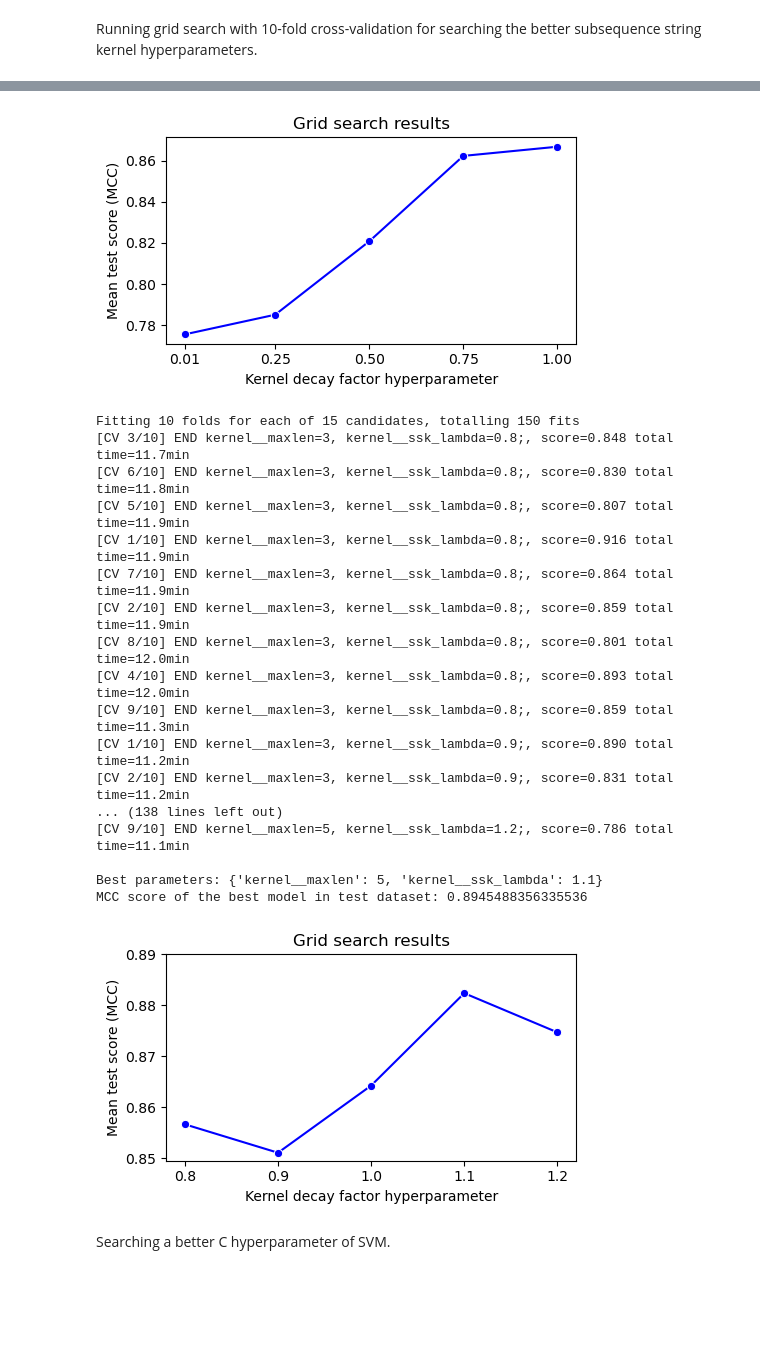
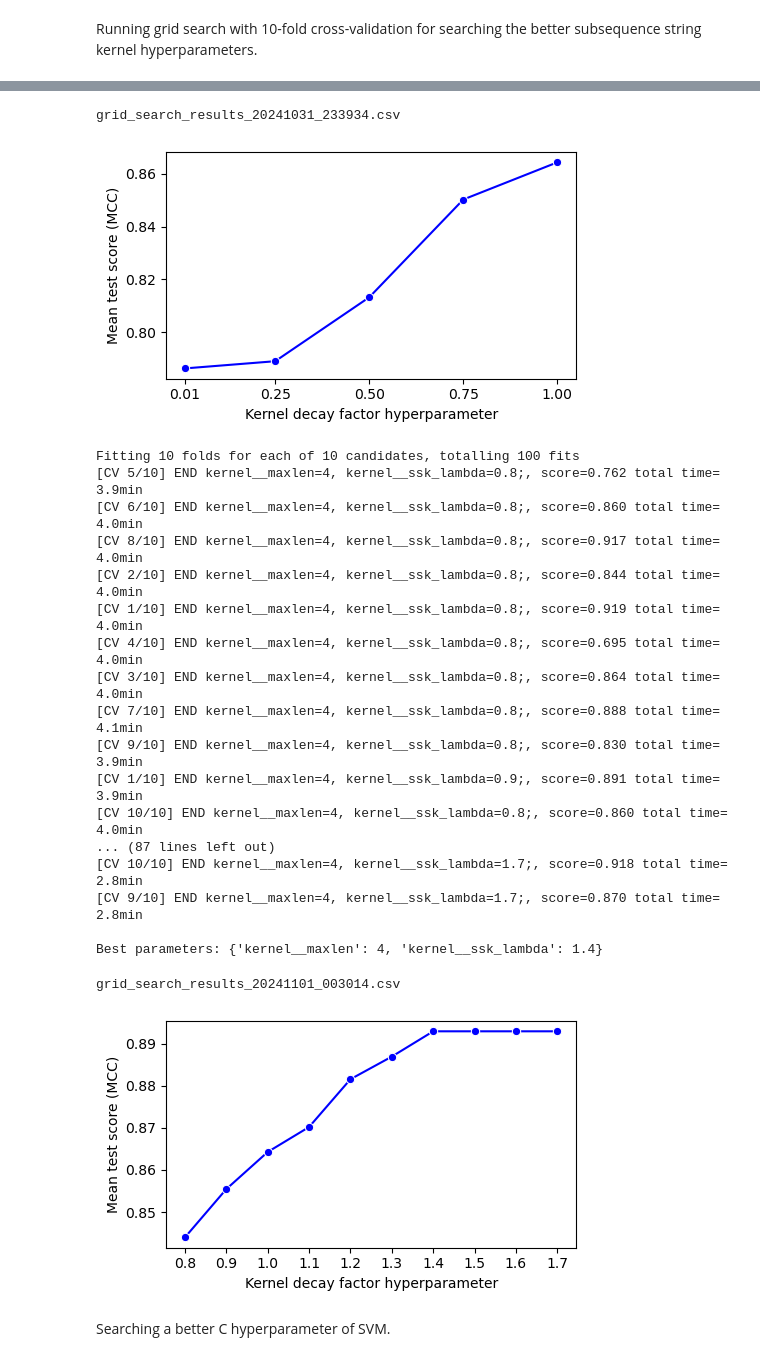
Before and after one commit to denilsonfbar/strkernels, a Jupyter notebook: docs/example_peptides_classification.ipynb, the cells around one changed output, grey strips where cells are left out. Drawn from its saved outputs; the diff is of its cells as text; code cells hidden in the pictures; blank space fills up the shorter version.

```diff
--- a/docs/example_peptides_classification.ipynb
+++ b/docs/example_peptides_classification.ipynb
@@ -264,4 +242,5 @@ MCC score of the best model in test dataset: 0.8546480774984907
 # %%
+print(filename_grid_1)
 grid_1_results_df = pd.read_csv(filename_grid_1)
 grid_1_results_df = grid_1_results_df[grid_1_results_df['param_kernel__maxlen'] == 4]
 
@@ -270,19 +249,19 @@ sns.lineplot(x='param_kernel__ssk_lambda', y='mean_test_score', data=grid_1_resu
 plt.xticks(ticks=grid_1_results_df['param_kernel__ssk_lambda'].unique())
 plt.xlabel('Kernel decay factor hyperparameter')
 plt.ylabel('Mean test score (MCC)')
-plt.title('Grid search results')
 plt.tight_layout()
 plt.show()
 # %% [output]
+grid_search_results_20241031_233934.csv
-[figure, old version]
+[figure, new version]
 # %%
 # create a support vector classifier with the kernel
 clf = SVC(kernel=subsequence_kernel)
 
 # set parameters for grid search
 param_grid = {
-    'kernel__maxlen': [3, 4, 5],
-    'kernel__ssk_lambda': [0.8, 0.9, 1.0, 1.1, 1.2],
+    'kernel__maxlen': [4],
+    'kernel__ssk_lambda': [0.8, 0.9, 1.0, 1.1, 1.2, 1.3, 1.4, 1.5, 1.6, 1.7],
 }
 
 mcc_scorer = make_scorer(matthews_corrcoef)
@@ -296,23 +275,11 @@ grid_search = GridSearchCV(estimator=clf,
                            verbose=3)
 
 # fit the model to the training data
-grid_search.fit(X_train, y_train)
+grid_search.fit(X_train_sampled, y_train_sampled)
 
 # get the best parameters
 best_params = grid_search.best_params_
-
-# get the best trained model
-best_model = grid_search.best_estimator_
-
-# make predictions using the best model
-predictions = best_model.predict(X_test)
-
-# calculate MCC score
-MCC_score = matthews_corrcoef(y_test, predictions)
-
-# print the results
 print("\nBest parameters:", best_params)
-print("MCC score of the best model in test dataset:", MCC_score)
 
 # save all grid search results to a CSV file with current date and time
 current_time = datetime.now().strftime("%Y%m%d_%H%M%S")
@@ -320,38 +287,37 @@ filename_grid_2 = f'grid_search_results_{current_time}.csv'
 results_df = pd.DataFrame(grid_search.cv_results_)
 results_df.to_csv(filename_grid_2, index=False)
 # %% [output]
-Fitting 10 folds for each of 15 candidates, totalling 150 fits
-[CV 3/10] END kernel__maxlen=3, kernel__ssk_lambda=0.8;, score=0.848 total time=11.7min
-[CV 6/10] END kernel__maxlen=3, kernel__ssk_lambda=0.8;, score=0.830 total time=11.8min
-[CV 5/10] END kernel__maxlen=3, kernel__ssk_lambda=0.8;, score=0.807 total time=11.9min
-[CV 1/10] END kernel__maxlen=3, kernel__ssk_lambda=0.8;, score=0.916 total time=11.9min
-[CV 7/10] END kernel__maxlen=3, kernel__ssk_lambda=0.8;, score=0.864 total time=11.9min
-[CV 2/10] END kernel__maxlen=3, kernel__ssk_lambda=0.8;, score=0.859 total time=11.9min
-[CV 8/10] END kernel__maxlen=3, kernel__ssk_lambda=0.8;, score=0.801 total time=12.0min
-[CV 4/10] END kernel__maxlen=3, kernel__ssk_lambda=0.8;, score=0.893 total time=12.0min
-[CV 9/10] END kernel__maxlen=3, kernel__ssk_lambda=0.8;, score=0.859 total time=11.3min
-[CV 1/10] END kernel__maxlen=3, kernel__ssk_lambda=0.9;, score=0.890 total time=11.2min
-[CV 2/10] END kernel__maxlen=3, kernel__ssk_lambda=0.9;, score=0.831 total time=11.2min
-... (138 lines left out)
-[CV 9/10] END kernel__maxlen=5, kernel__ssk_lambda=1.2;, score=0.786 total time=11.1min
+Fitting 10 folds for each of 10 candidates, totalling 100 fits
+[CV 5/10] END kernel__maxlen=4, kernel__ssk_lambda=0.8;, score=0.762 total time= 3.9min
+[CV 6/10] END kernel__maxlen=4, kernel__ssk_lambda=0.8;, score=0.860 total time= 4.0min
+[CV 8/10] END kernel__maxlen=4, kernel__ssk_lambda=0.8;, score=0.917 total time= 4.0min
+[CV 2/10] END kernel__maxlen=4, kernel__ssk_lambda=0.8;, score=0.844 total time= 4.0min
+[CV 1/10] END kernel__maxlen=4, kernel__ssk_lambda=0.8;, score=0.919 total time= 4.0min
+[CV 4/10] END kernel__maxlen=4, kernel__ssk_lambda=0.8;, score=0.695 total time= 4.0min
+[CV 3/10] END kernel__maxlen=4, kernel__ssk_lambda=0.8;, score=0.864 total time= 4.0min
+[CV 7/10] END kernel__maxlen=4, kernel__ssk_lambda=0.8;, score=0.888 total time= 4.1min
+[CV 9/10] END kernel__maxlen=4, kernel__ssk_lambda=0.8;, score=0.830 total time= 3.9min
+[CV 1/10] END kernel__maxlen=4, kernel__ssk_lambda=0.9;, score=0.891 total time= 3.9min
+[CV 10/10] END kernel__maxlen=4, kernel__ssk_lambda=0.8;, score=0.860 total time= 4.0min
+... (87 lines left out)
+[CV 10/10] END kernel__maxlen=4, kernel__ssk_lambda=1.7;, score=0.918 total time= 2.8min
+[CV 9/10] END kernel__maxlen=4, kernel__ssk_lambda=1.7;, score=0.870 total time= 2.8min
 
-Best parameters: {'kernel__maxlen': 5, 'kernel__ssk_lambda': 1.1}
-MCC score of the best model in test dataset: 0.8945488356335536
+Best parameters: {'kernel__maxlen': 4, 'kernel__ssk_lambda': 1.4}
 # %%
+print(filename_grid_2)
 grid_2_results_df = pd.read_csv(filename_grid_2)
-grid_2_results_df = grid_2_results_df[grid_2_results_df['param_kernel__maxlen'] == 5]
 
 plt.figure(figsize=(5, 3))
 sns.lineplot(x='param_kernel__ssk_lambda', y='mean_test_score', data=grid_2_results_df, marker='o', color='b')
 plt.xticks(ticks=grid_2_results_df['param_kernel__ssk_lambda'].unique())
-plt.yticks([0.85, 0.86, 0.87, 0.88, 0.89])
 plt.xlabel('Kernel decay factor hyperparameter')
 plt.ylabel('Mean test score (MCC)')
-plt.title('Grid search results')
 plt.tight_layout()
 plt.show()
 # %% [output]
+grid_search_results_20241101_003014.csv
-[figure, old version]
+[figure, new version]
 # %% [markdown]
 Searching a better C hyperparameter of SVM.
 # %%
```
Also changed, not shown: parts of 27 cells of this notebook, 6 other files.
